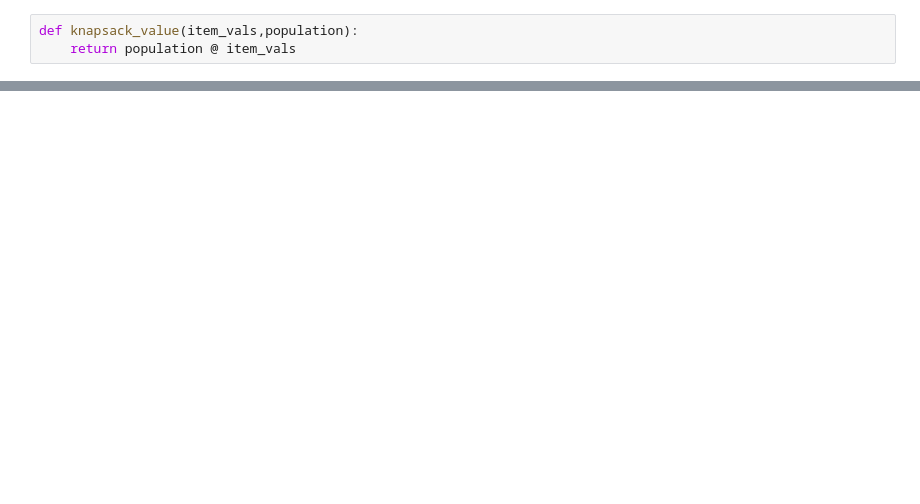
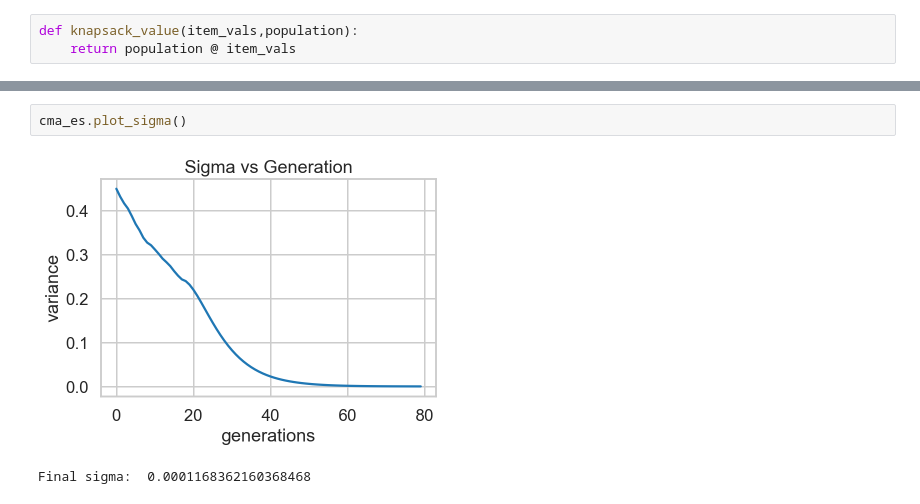
Before and after one commit to luketl2/ME-447-Project-1, a Jupyter notebook: code/Problem2/Problem2_CMA.ipynb, the cells around one changed output, grey strips where cells are left out. Drawn from its saved outputs; the diff is of its cells as text; blank space fills up the shorter version.

```diff
--- a/code/Problem2/Problem2_CMA.ipynb
+++ b/code/Problem2/Problem2_CMA.ipynb
@@ -248,0 +264,5 @@ print(knapsack_A(final_pop))
+# %%
+cma_es.plot_sigma()
+# %% [output]
+[figure, added]
+Final sigma:  0.0001168362160368468
```
Also changed, not shown: parts of 9 cells of this notebook, 2 other files.
